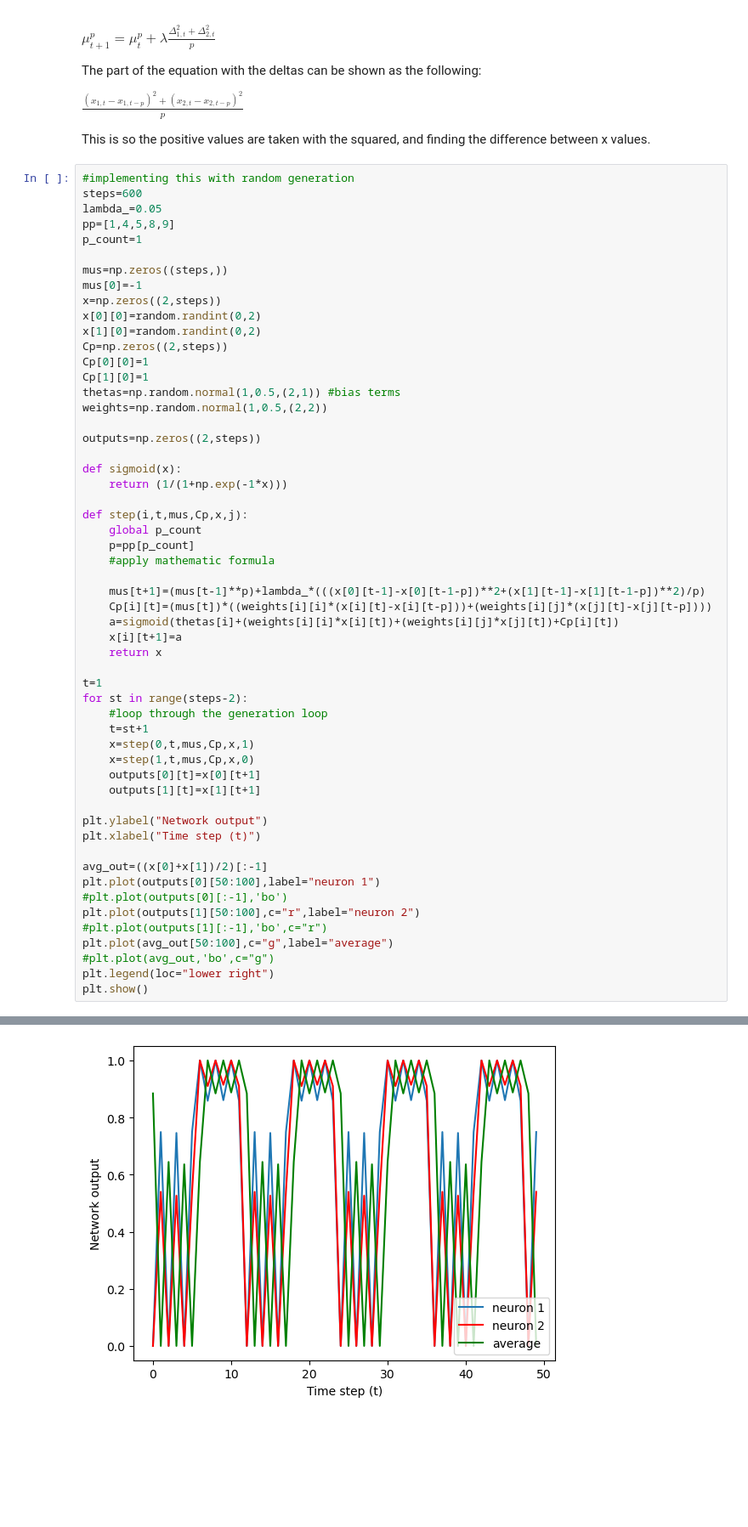
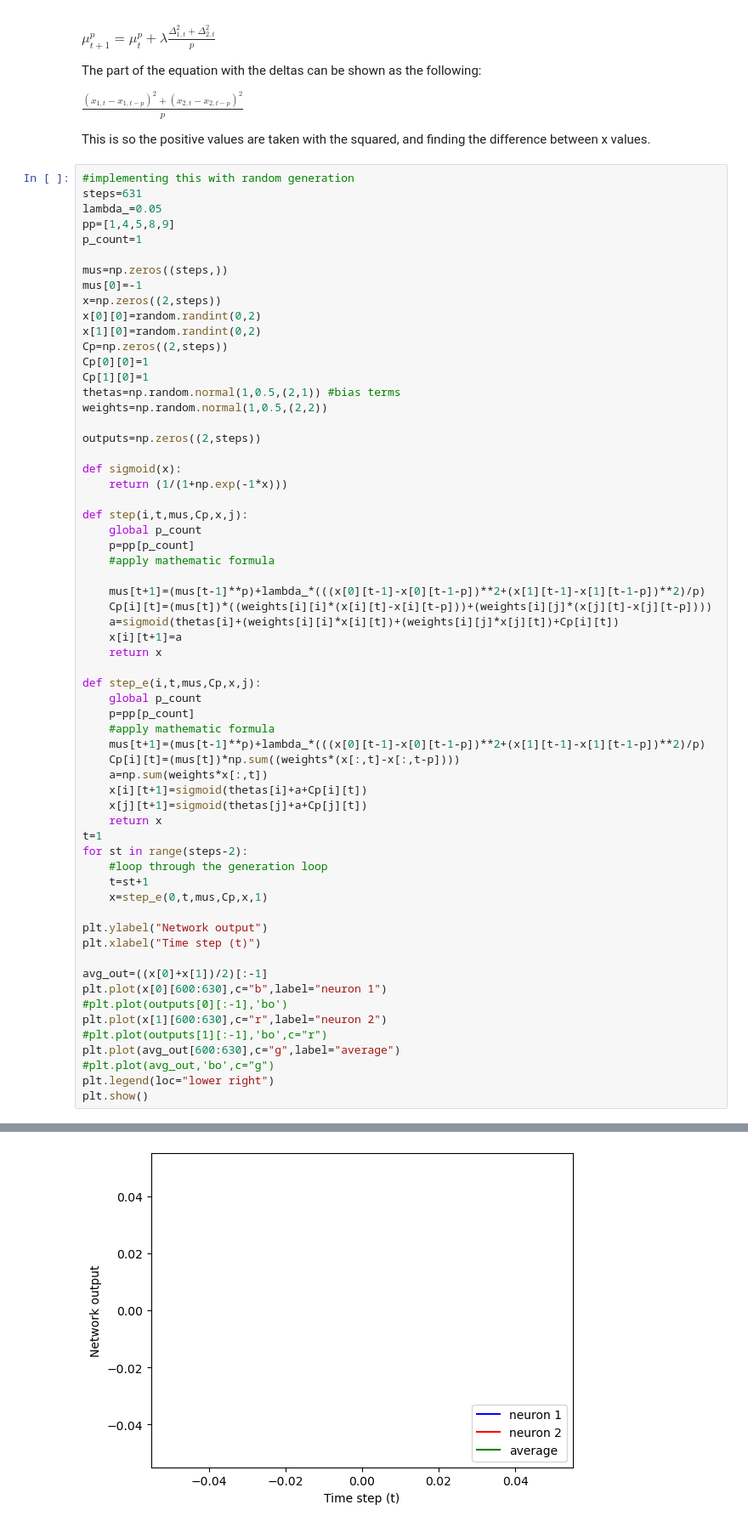
Before and after one commit to shepai/Chaos-Robotics, a Jupyter notebook: Simulation/OpenAIGym/open_ai_example.ipynb, the cells around one changed output, grey strips where cells are left out. Shown at 85% size. Cells and saved outputs as stored; diff of their text form; blank space fills up the shorter version.

```diff
--- a/Simulation/OpenAIGym/open_ai_example.ipynb
+++ b/Simulation/OpenAIGym/open_ai_example.ipynb
@@ -589,7 +589,7 @@ $\frac{(x_{1,t}-x_{1,t-p})^2 + (x_{2,t}-x_{2,t-p})^2 }{p}$
 This is so the positive values are taken with the squared, and finding the difference between x values.
 # %%
 #implementing this with random generation
-steps=600
+steps=631
 lambda_=0.05
 pp=[1,4,5,8,9]
 p_count=1
@@ -621,24 +621,31 @@ def step(i,t,mus,Cp,x,j):
     x[i][t+1]=a
     return x
 
+def step_e(i,t,mus,Cp,x,j):
+    global p_count
+    p=pp[p_count]
+    #apply mathematic formula
+    mus[t+1]=(mus[t-1]**p)+lambda_*(((x[0][t-1]-x[0][t-1-p])**2+(x[1][t-1]-x[1][t-1-p])**2)/p)
+    Cp[i][t]=(mus[t])*np.sum((weights*(x[:,t]-x[:,t-p])))
+    a=np.sum(weights*x[:,t])
+    x[i][t+1]=sigmoid(thetas[i]+a+Cp[i][t])
+    x[j][t+1]=sigmoid(thetas[j]+a+Cp[j][t])
+    return x
 t=1
 for st in range(steps-2):
     #loop through the generation loop
     t=st+1
-    x=step(0,t,mus,Cp,x,1)
-    x=step(1,t,mus,Cp,x,0)
-    outputs[0][t]=x[0][t+1]
-    outputs[1][t]=x[1][t+1]
+    x=step_e(0,t,mus,Cp,x,1)
 
 plt.ylabel("Network output")
 plt.xlabel("Time step (t)")
 
 avg_out=((x[0]+x[1])/2)[:-1]
-plt.plot(outputs[0][50:100],label="neuron 1")
+plt.plot(x[0][600:630],c="b",label="neuron 1")
 #plt.plot(outputs[0][:-1],'bo')
-plt.plot(outputs[1][50:100],c="r",label="neuron 2")
+plt.plot(x[1][600:630],c="r",label="neuron 2")
 #plt.plot(outputs[1][:-1],'bo',c="r")
-plt.plot(avg_out[50:100],c="g",label="average")
+plt.plot(avg_out[600:630],c="g",label="average")
 #plt.plot(avg_out,'bo',c="g")
 plt.legend(loc="lower right")
 plt.show()
@@ -646,4 +654,4 @@ plt.show()
-[figure, old version]
+[figure, new version]
 # %%
 def run(steps,p,lambda_=0.05):
     global thetas
```
Also changed, not shown: parts of 2 cells of this notebook.
